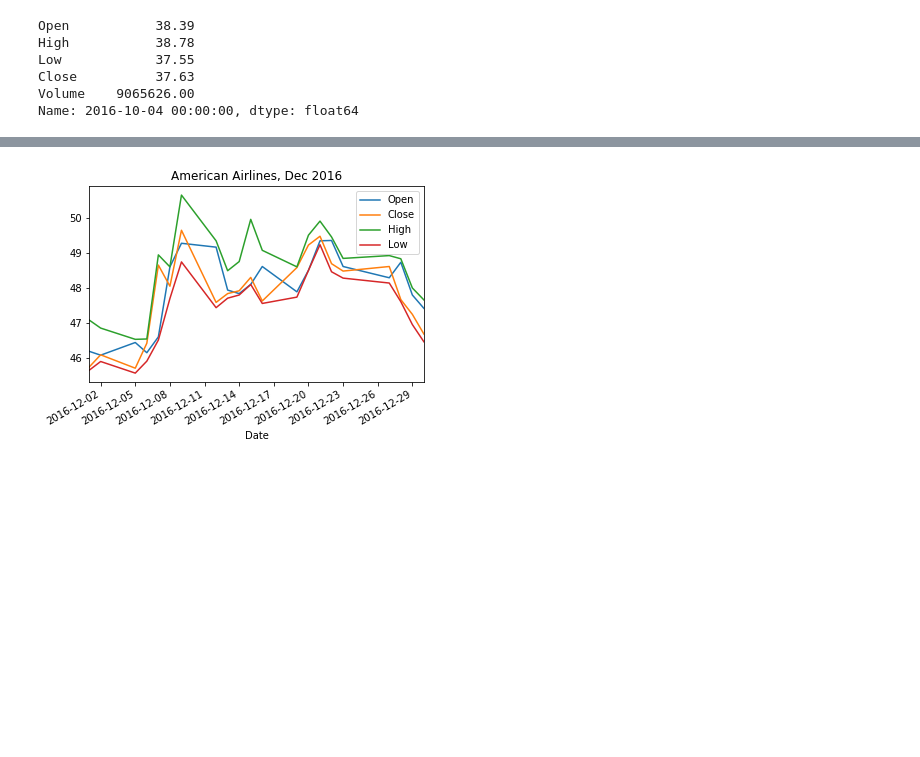
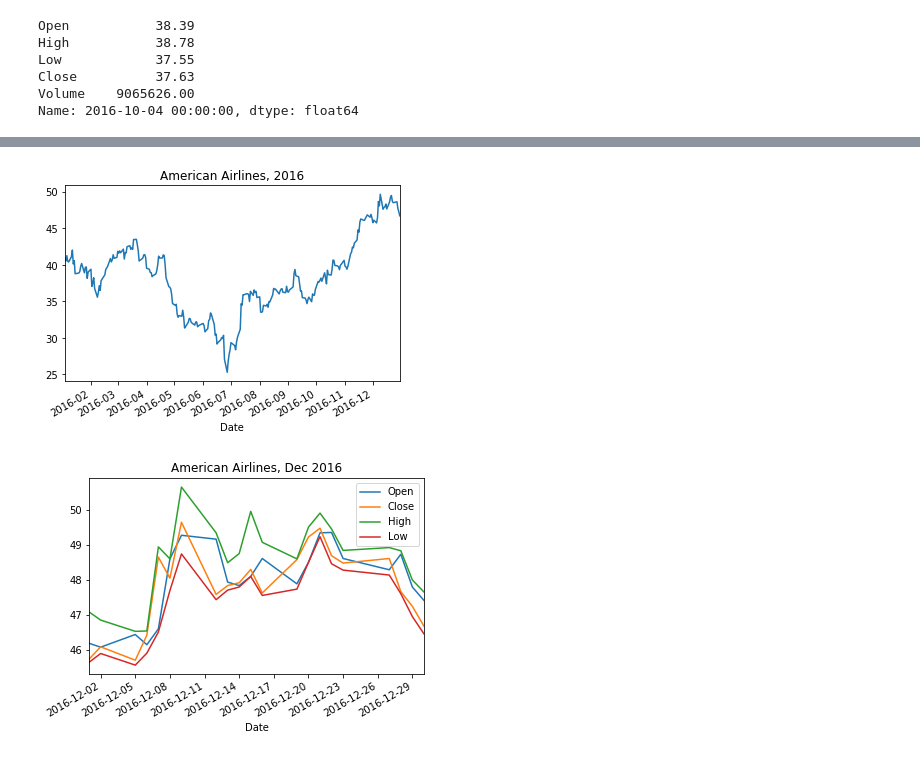
Before and after one commit to gregwinther/Python-in-Finance-and-Economics, a Jupyter notebook: Forecasting/Pandas.ipynb, the cells around one changed output, grey strips where cells are left out. Cells and saved outputs as stored; diff of their text form; code cells hidden in the pictures; blank space fills up the shorter version.

```diff
--- a/Forecasting/Pandas.ipynb
+++ b/Forecasting/Pandas.ipynb
@@ -148 +161,10 @@ Name: 2016-10-04 00:00:00, dtype: float64
+# %%
+from matplotlib import pyplot as plt
+
+# Plotting closing prices
+american_airlines.loc[:,'Close'].plot()
+plt.title("American Airlines, 2016")
+plt.show()
+# %% [output]
+[figure, added]
 # %%
```
Also changed, not shown: parts of 2 cells of this notebook.
